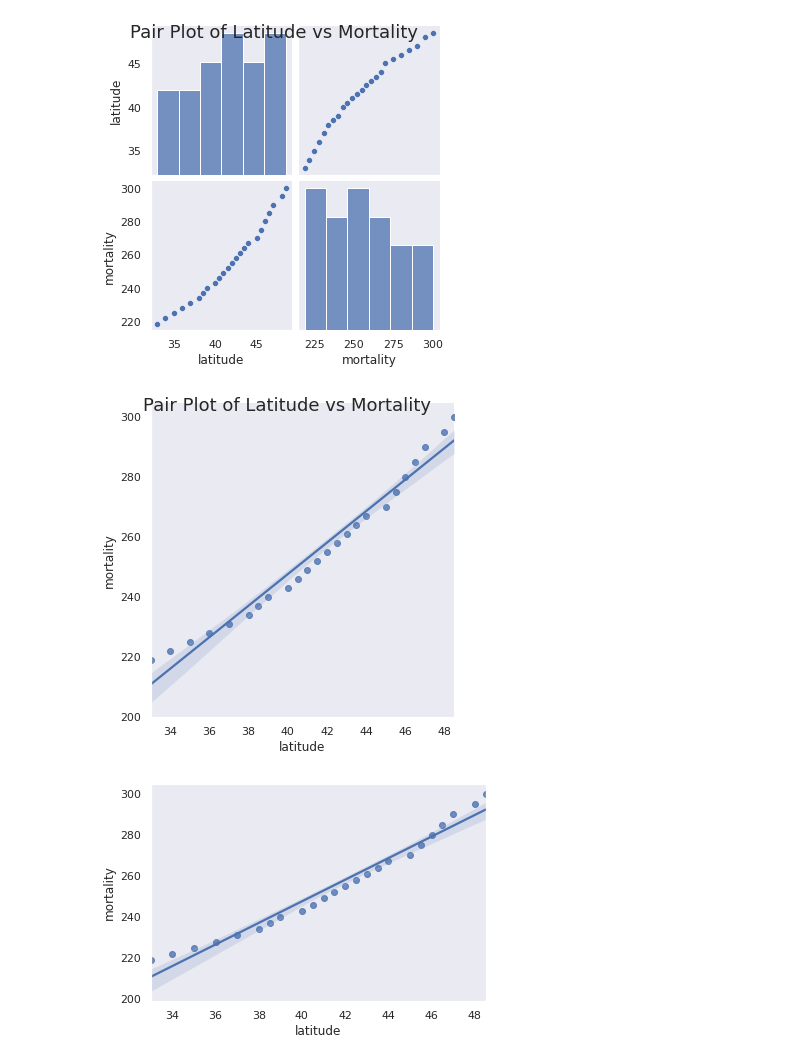
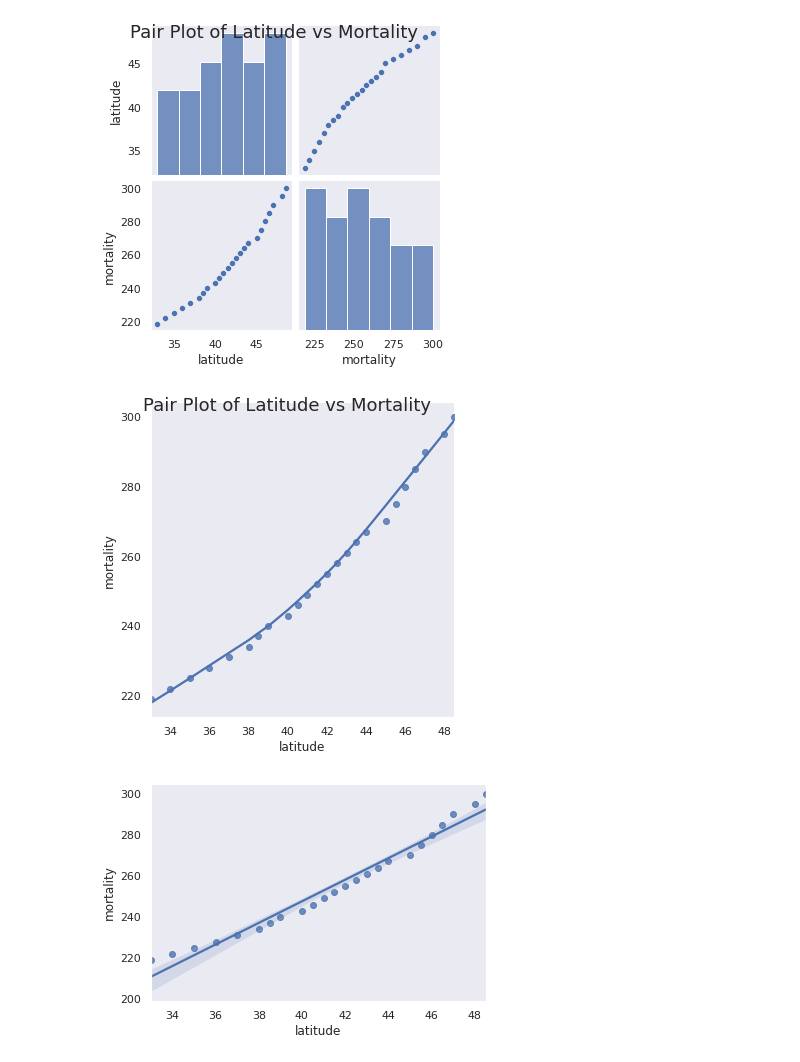
Before and after one commit to lakesidetech/Altitude-and-Mortality-csv-file-lmdata, a Jupyter notebook: Altitude_and_Mortality_csv_file_lmdate.ipynb, the cells around one changed output. Cells and saved outputs as stored; diff of their text form; code cells hidden in the pictures.

```diff
--- a/Altitude_and_Mortality_csv_file_lmdate.ipynb
+++ b/Altitude_and_Mortality_csv_file_lmdate.ipynb
@@ -91,11 +91,12 @@ plt.suptitle('Pair Plot of Latitude vs Mortality',
 # %%
 #Create a Seaborn regplot of the regression model and a 95% confidence interval
 #function 1 lmplot
-ax = sns.lmplot(x="latitude", y="mortality", data=df)
+#jitter add some noise -to make the distribution of those values more clear
+ax = sns.lmplot(x="latitude", y="mortality", data=df,lowess=True)
 plt.suptitle('Pair Plot of Latitude vs Mortality',
              size = 18);
 # %% [output]
-[figure, old version]
+[figure, new version]
 # %%
 #the goal of an analysis is often to relate those variables to each other
 #both functions draw a scatterplot of two variables, x and y, and then fit the regression model y ~ x and plot the resulting regression line and a 95% confidence interval for that regression:
```
Also changed, not shown: parts of 1 cell of this notebook.
